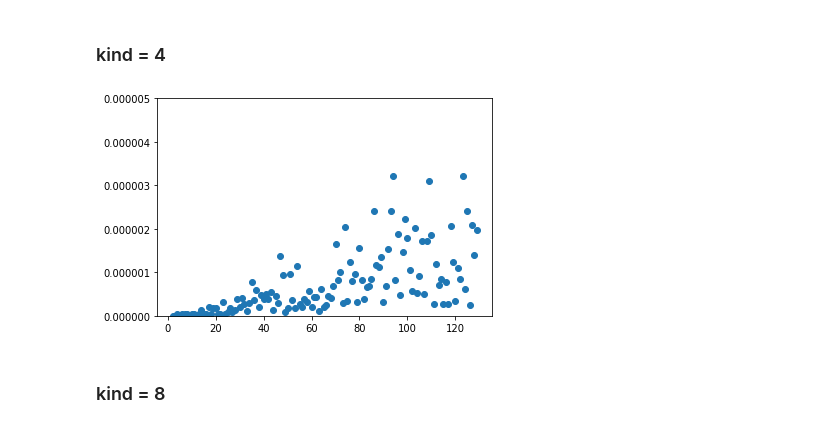
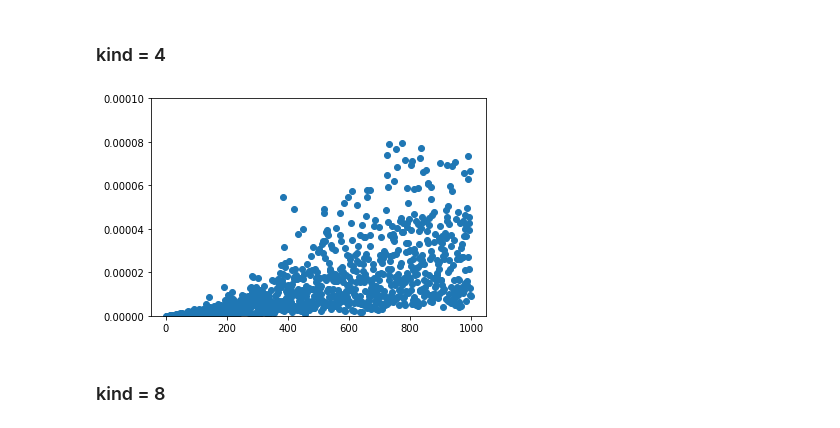
Before and after one commit to osdnk/MRS, a Jupyter notebook: Results.ipynb, the cells around one changed output. Drawn from its saved outputs; the diff is of its cells as text; code cells hidden in the pictures.

```diff
--- a/Results.ipynb
+++ b/Results.ipynb
@@ -26,16 +26,17 @@ Error is evaluating in fortan where u(x) = x in kind=16 precision
 ### kind = 4
 # %%
 errors = []
-for i in range(2,130):
+for i in range(2,1000):
     cmd = f"./FDM4 {i}"
     r = !{cmd}
     errors.append(float(r[0].split()[0]))
-axes = plt.gca()
-axes.set_ylim([0,0.000005])
-plt.scatter(range(2,130), errors)
-plt.show()
-# %% [output]
-[figure, removed]
+# %%
+axes = plt.gca()
+axes.set_ylim([0,0.0001])
+plt.scatter(range(2,1000), errors)
+plt.show()
+# %% [output]
+[figure, added]
 # %% [markdown]
 ### kind = 8
 # %%
```
Also changed, not shown: parts of 4 cells of this notebook.
